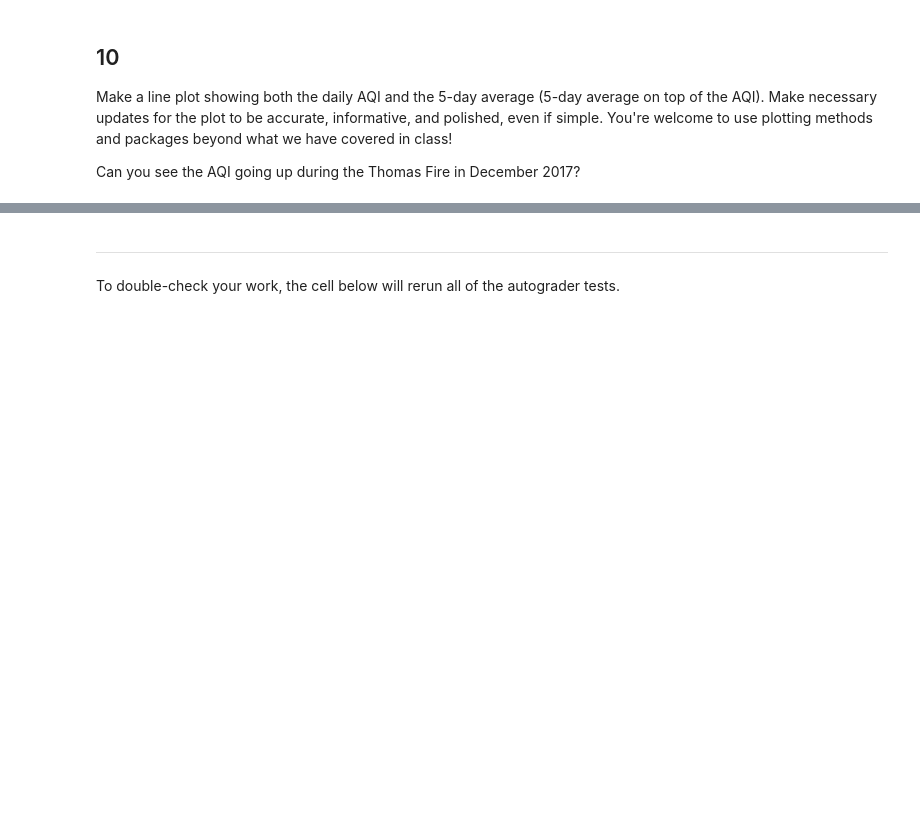
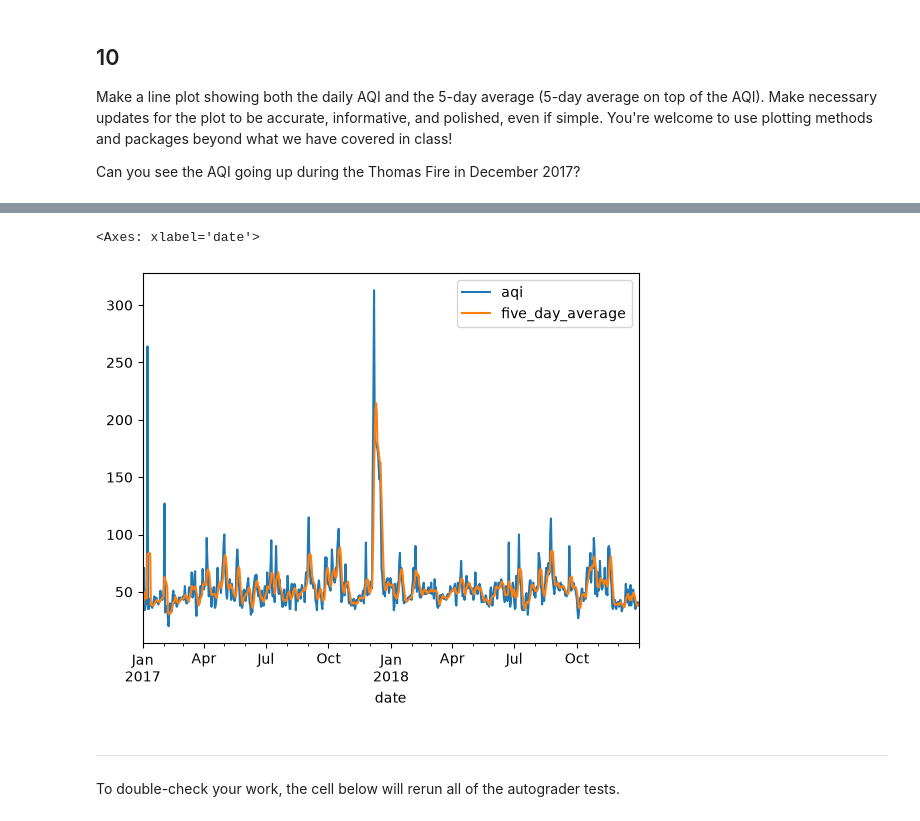
Before and after one commit to moniqueallyson/eds220-hwk2, a Jupyter notebook: task3/hwk2-task3-aqi.ipynb, the cells around one changed output, grey strips where cells are left out. Saved outputs shown, nothing was run; the diff lists cells and outputs as text; code cells hidden in the pictures; blank space fills up the shorter version.

```diff
--- a/task3/hwk2-task3-aqi.ipynb
+++ b/task3/hwk2-task3-aqi.ipynb
@@ -284,6 +275,6 @@ In the following cell:
 1. Update the `date` column of `aqi_sb` to have the `datetime64` data type.
 2. Update the index of `aqi_sb` to be the `date` column.
 # %%
-aqi_sb['date'] = aqi_.to_datetime()
+aqi_sb['date'] = pd.to_datetime(aqi_sb['date'], format='%Y-%m-%d')
 aqi_sb = aqi_sb.set_index('date').sort_index()
 aqi_sb
@@ -303,5 +311,5 @@ In the next cell we will calculate an average over a [rolling window](https://pa
 Store your answer in the `rolling_average` variable. Your result should be a `pandas.Series` indexed by `date`, with the 5-day averages as its values.
 # %%
 # Calculate AQI rolling average over 5 days
-rolling_average = ...
+rolling_average = aqi_sb['aqi'].rolling(window='5D').mean()
 rolling_average
@@ -312,6 +336,6 @@ grader.check("q8")
 
 Without creating any new variables, add the mean of the AQI over a 5-day rolling window as a new column named `five_day_average` to the `aqi_sb` data frame.
 # %%
-aqi_sb
+aqi_sb['five_day_average'] = rolling_average
 # %%
 grader.check("q9")
@@ -325,3 +361,9 @@ Can you see the AQI going up during the Thomas Fire in December 2017?
+# %%
+aqi_sb.plot(kind='line',
+        y=['aqi', 'five_day_average'])
+# %% [output]
+<Axes: xlabel='date'>
+[figure, added]
 # %% [markdown]
 ---
 
```
Also changed, not shown: parts of 11 cells of this notebook.
